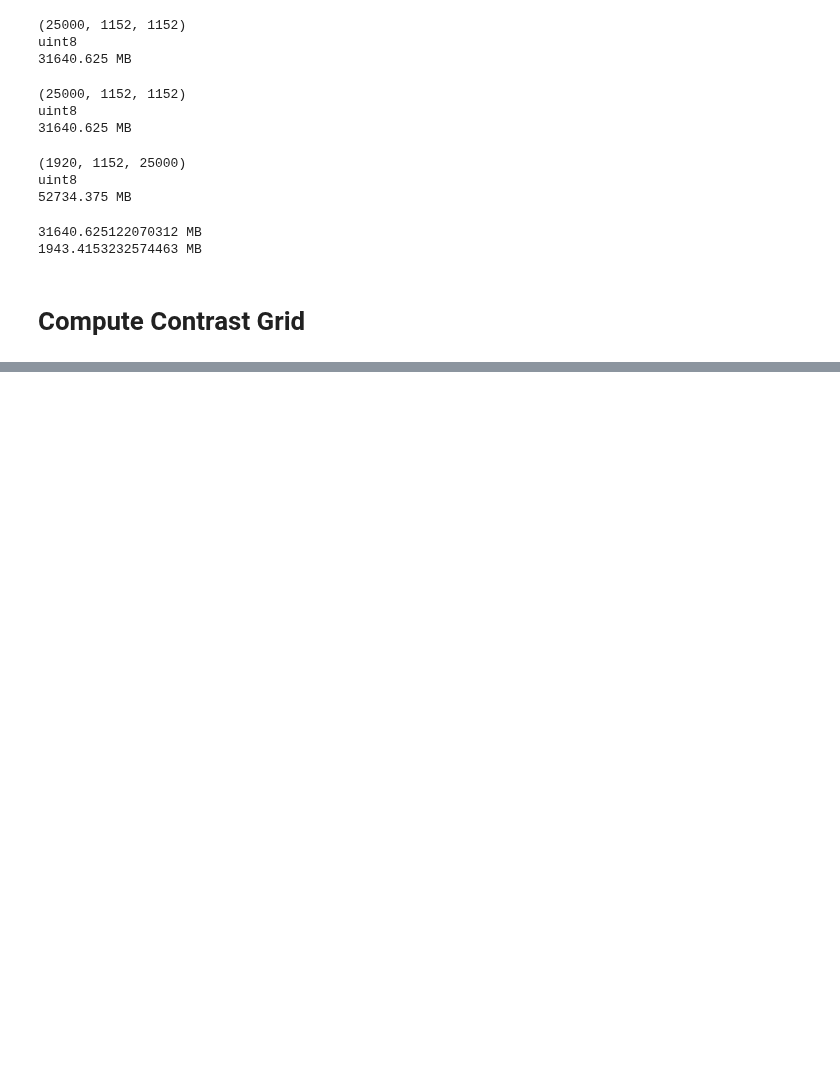
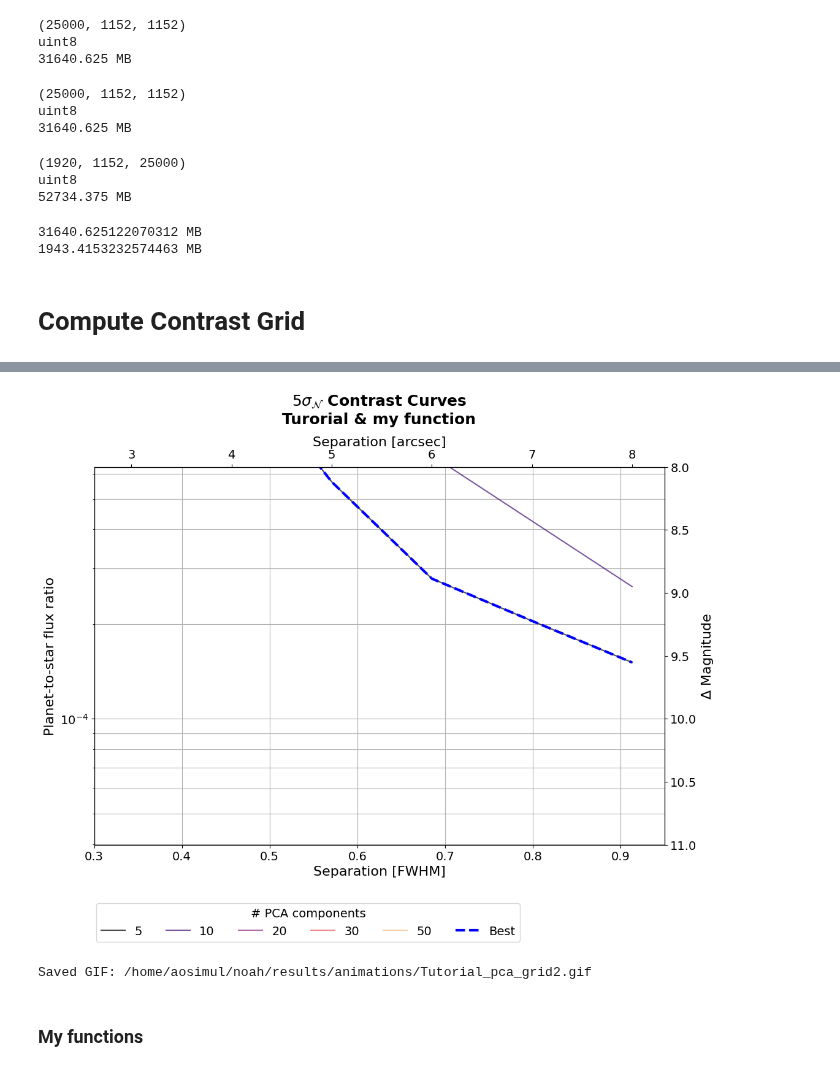
Before and after one commit to noah-bns/ESO_internship, a Jupyter notebook: notebooks/view_GHOST_screens_24.ipynb, the cells around one changed output, grey strips where cells are left out. Drawn from its saved outputs; the diff is of its cells as text; code cells hidden in the pictures; blank space fills up the shorter version.

```diff
--- a/notebooks/view_GHOST_screens_24.ipynb
+++ b/notebooks/view_GHOST_screens_24.ipynb
@@ -776,0 +844,16 @@ print(os.path.getsize('/home/aosimul/noah/data/ghost_images/test/5seeing/SLM_pha
+# %%
+from applefy.wrappers.vip import MultiComponentPCAvip
+kwargs={'imlib':'skimage', 'interpolation':'biquintic', "nproc":None, 'verbose':False} # for speed improvement
+
+contrast_instance.design_fake_planet_experiments(
+    flux_ratios=flux_ratios,
+    num_planets=num_fake_planets,
+    overwrite=True)
+
+algorithm_function = MultiComponentPCAvip(
+    num_pcas=components,
+    kwarg=kwargs)
+
+contrast_instance.run_fake_planet_experiments(
+    algorithm_function=algorithm_function,
+    num_parallel=1)
@@ -776,0 +874,24 @@ print(os.path.getsize('/home/aosimul/noah/data/ghost_images/test/5seeing/SLM_pha
+# %%
+# Use apertures pixel values
+photometry_mode_planet = AperturePhotometryMode(
+    "AS", # or "ASS"
+    psf_fwhm_radius=fwhm/2,
+    search_area=0.5)
+
+photometry_mode_noise = AperturePhotometryMode(
+    "AS",
+    psf_fwhm_radius=fwhm/2)
+
+contrast_instance.prepare_contrast_results(
+    photometry_mode_planet=photometry_mode_planet,
+    photometry_mode_noise=photometry_mode_noise)
+
+statistical_test = TTest()
+
+contrast_curves_grid, contrast_grids = contrast_instance.compute_contrast_grids(
+    statistical_test=statistical_test,
+    num_cores=1,
+    confidence_level_fpf=gaussian_sigma_2_fpf(5),
+    num_rot_iter=20,
+    safety_margin=1.0,
+    pixel_scale=0.02718)
@@ -776,0 +904,19 @@ print(os.path.getsize('/home/aosimul/noah/data/ghost_images/test/5seeing/SLM_pha
+# %%
+rangey = (11, 8)
+limx = (0.3, 0.95)
+plot_contrast_curves2(contrast_curves_grid, rangey, lim_x = limx, cmap = 'magma', title =(r"$5 \sigma_{\mathcal{N}}$ Contrast Curves" +f"\nTurorial & my function"))
+# %% [output]
+[figure, added]
+# %%
+components = [5, 10, 20, 30, 50]
+folder = f'/home/aosimul/noah/results/tutorial/contrast_grid'
+
+create_pca_gif(
+    folder,
+    components,
+    output_gif=f"/home/aosimul/noah/results/animations/Tutorial_pca_grid2.gif",
+    duration=0.5)
+# %% [output]
+Saved GIF: /home/aosimul/noah/results/animations/Tutorial_pca_grid2.gif
+# %% [markdown]
+### My functions
```
Also changed, not shown: parts of 18 cells of this notebook, 3 other files.
